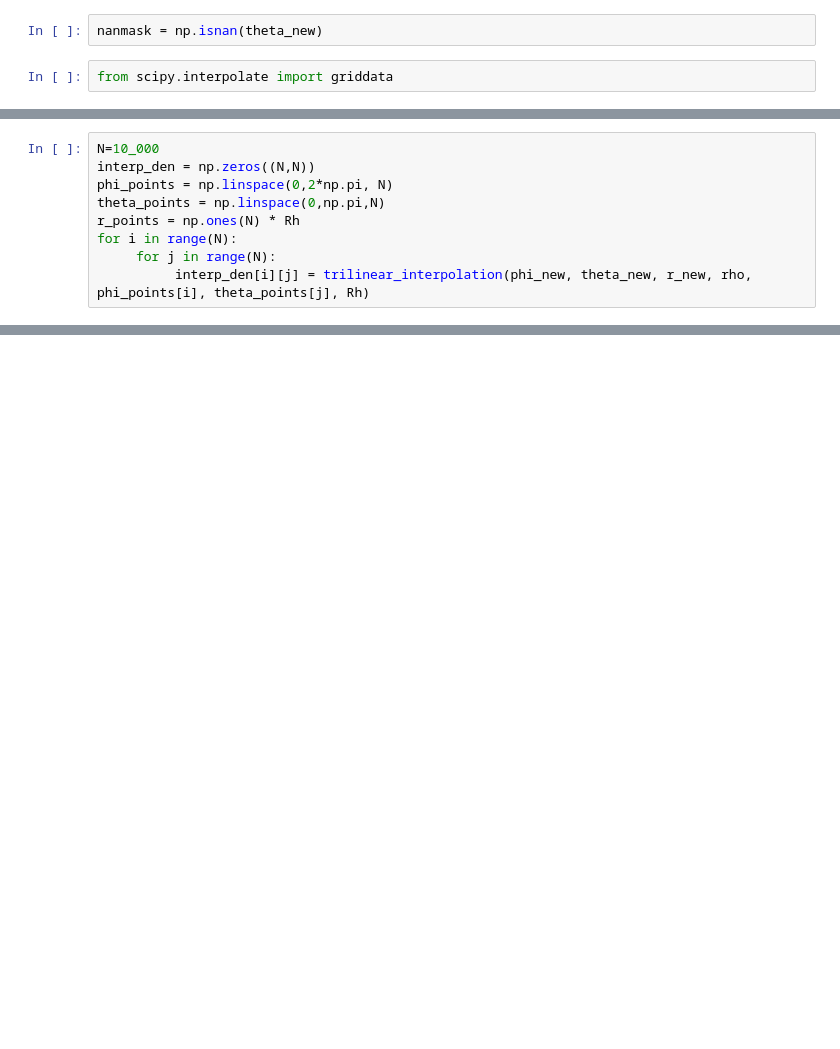
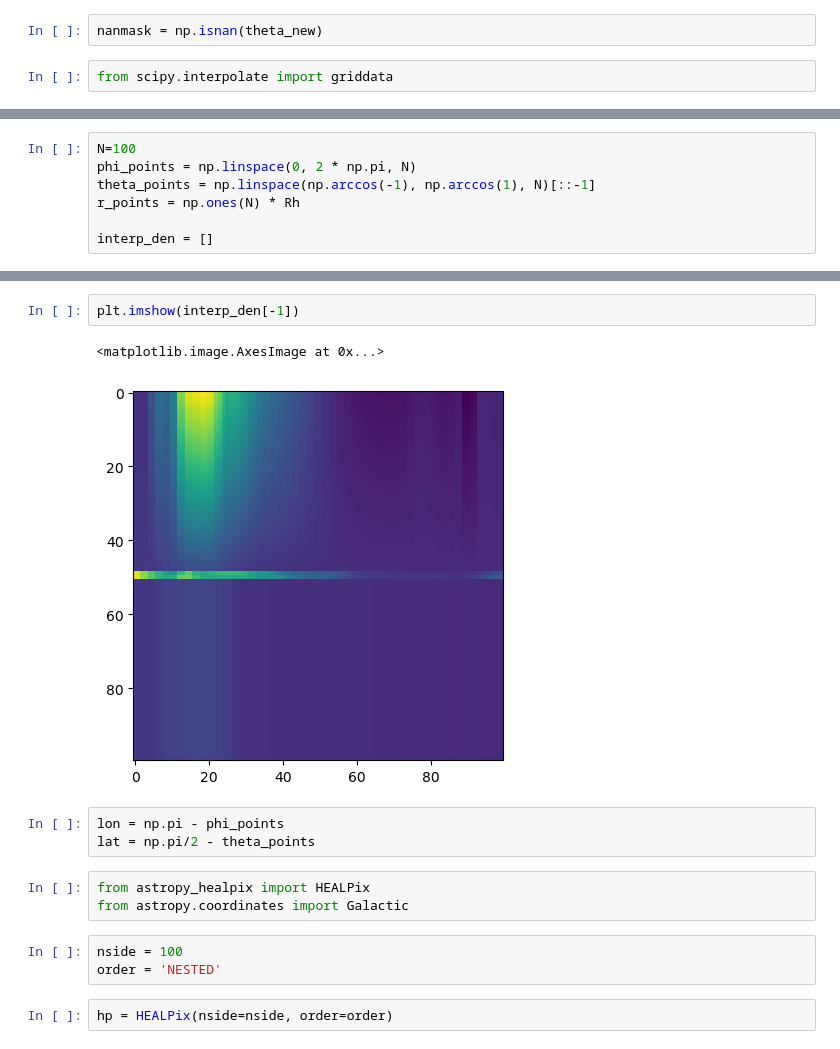
Before and after one commit to ssagynbayeva/CPDs, a Jupyter notebook: interpolating_points.ipynb, the cells around one changed output, grey strips where cells are left out. Drawn from its saved outputs; the diff is of its cells as text; blank space fills up the shorter version.

```diff
--- a/interpolating_points.ipynb
+++ b/interpolating_points.ipynb
@@ -174,9 +211,7 @@ rho.shape
 # %%
-N=10_000
-interp_den = np.zeros((N,N))
-phi_points = np.linspace(0,2*np.pi, N)
-theta_points = np.linspace(0,np.pi,N)
+N=100
+phi_points = np.linspace(0, 2 * np.pi, N)
+theta_points = np.linspace(np.arccos(-1), np.arccos(1), N)[::-1]
 r_points = np.ones(N) * Rh
-for i in range(N):
-     for j in range(N):
-          interp_den[i][j] = trilinear_interpolation(phi_new, theta_new, r_new, rho, phi_points[i], theta_points[j], Rh)
+
+interp_den = []
@@ -206,0 +267,16 @@ ValueError: 'c' argument has 10000 elements, which is inconsistent with 'x' and
+# %%
+plt.imshow(interp_den[-1])
+# %% [output]
+<matplotlib.image.AxesImage at 0x...>
+[figure, added]
+# %%
+lon = np.pi - phi_points
+lat = np.pi/2 - theta_points
+# %%
+from astropy_healpix import HEALPix
+from astropy.coordinates import Galactic
+# %%
+nside = 100
+order = 'NESTED'
+# %%
+hp = HEALPix(nside=nside, order=order)
```
Also changed, not shown: parts of 41 cells of this notebook.
